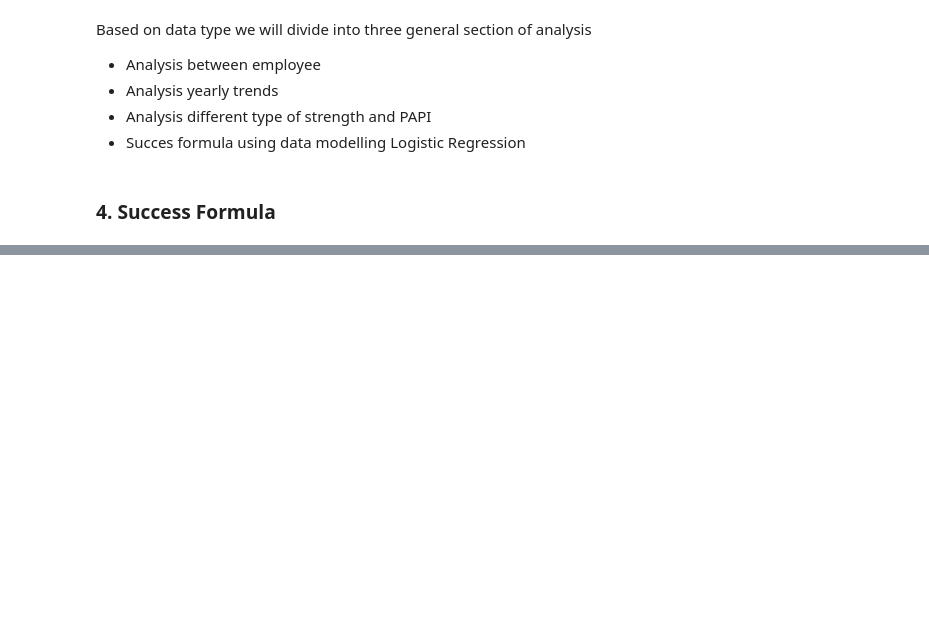
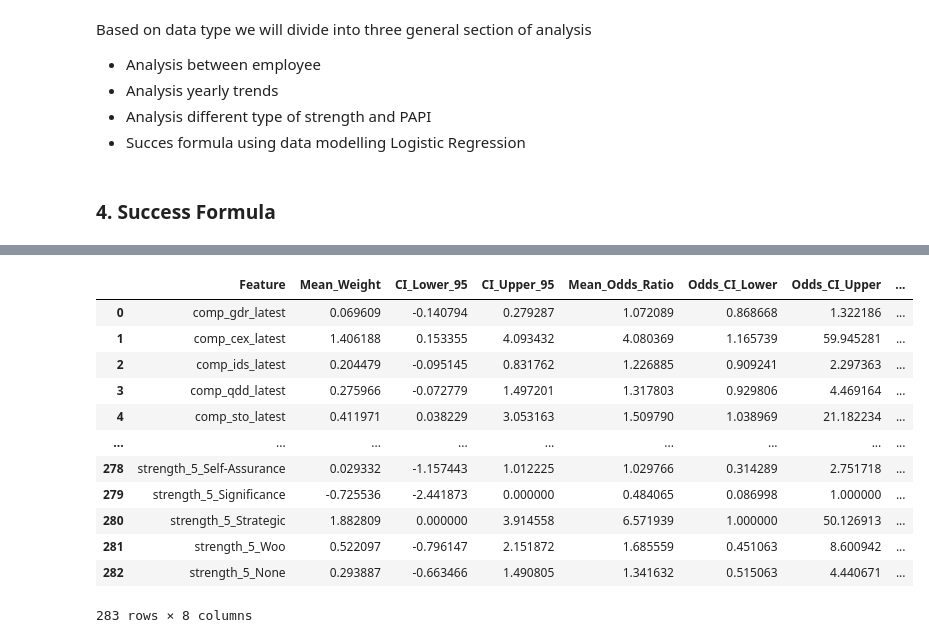
Before and after one commit to Jauhar-Hakim/tmi, a Jupyter notebook: task1.ipynb, the cells around one changed output, grey strips where cells are left out. Saved outputs shown, nothing was run; the diff lists cells and outputs as text; code cells hidden in the pictures; blank space fills up the shorter version.

```diff
--- a/task1.ipynb
+++ b/task1.ipynb
@@ -681,6 +695,15 @@ display(df_main[["comp_sea_latest","comp_vcu_latest","comp_lie_latest","comp_ftc
 | 2008 | 5.0 | 5.0 | 4.0 | 4.0 | 5.0 | ... |
 | 2009 | 4.0 | 4.0 | 3.0 | 2.0 | 2.0 | ... |
 2010 rows × 6 columns
+# %%
+def unpack_papi_scores(scores_list):
+    if not isinstance(scores_list, (list, np.ndarray)):
+        return {}
+    return {item['scale']: item['score'] for item in scores_list if 'scale' in item}
+
+papi_df = df_main['papi_scores'].apply(unpack_papi_scores).apply(pd.Series)
+df_main = df_main.join(papi_df)
+df_main = df_main.drop('papi_scores', axis=1)
 # %% [markdown]
 ## C. Data Exploration
 # %% [markdown]
@@ -710,0 +1106,16 @@ df['performer_group'] = df['is_top_performer'].apply(lambda x: 'Top Performer (5
+# %%
+bootstrap_summary
+# %% [output]
+|  | Feature | Mean_Weight | CI_Lower_95 | CI_Upper_95 | Mean_Odds_Ratio | Odds_CI_Lower | Odds_CI_Upper | ... |
+| 0 | comp_gdr_latest | 0.069609 | -0.140794 | 0.279287 | 1.072089 | 0.868668 | 1.322186 | ... |
+| 1 | comp_cex_latest | 1.406188 | 0.153355 | 4.093432 | 4.080369 | 1.165739 | 59.945281 | ... |
+| 2 | comp_ids_latest | 0.204479 | -0.095145 | 0.831762 | 1.226885 | 0.909241 | 2.297363 | ... |
+| 3 | comp_qdd_latest | 0.275966 | -0.072779 | 1.497201 | 1.317803 | 0.929806 | 4.469164 | ... |
+| 4 | comp_sto_latest | 0.411971 | 0.038229 | 3.053163 | 1.509790 | 1.038969 | 21.182234 | ... |
+| ... | ... | ... | ... | ... | ... | ... | ... | ... |
+| 278 | strength_5_Self-Assurance | 0.029332 | -1.157443 | 1.012225 | 1.029766 | 0.314289 | 2.751718 | ... |
+| 279 | strength_5_Significance | -0.725536 | -2.441873 | 0.000000 | 0.484065 | 0.086998 | 1.000000 | ... |
+| 280 | strength_5_Strategic | 1.882809 | 0.000000 | 3.914558 | 6.571939 | 1.000000 | 50.126913 | ... |
+| 281 | strength_5_Woo | 0.522097 | -0.796147 | 2.151872 | 1.685559 | 0.451063 | 8.600942 | ... |
+| 282 | strength_5_None | 0.293887 | -0.663466 | 1.490805 | 1.341632 | 0.515063 | 4.440671 | ... |
+283 rows × 8 columns
```
Also changed, not shown: parts of 15 cells of this notebook, 3 other files.
